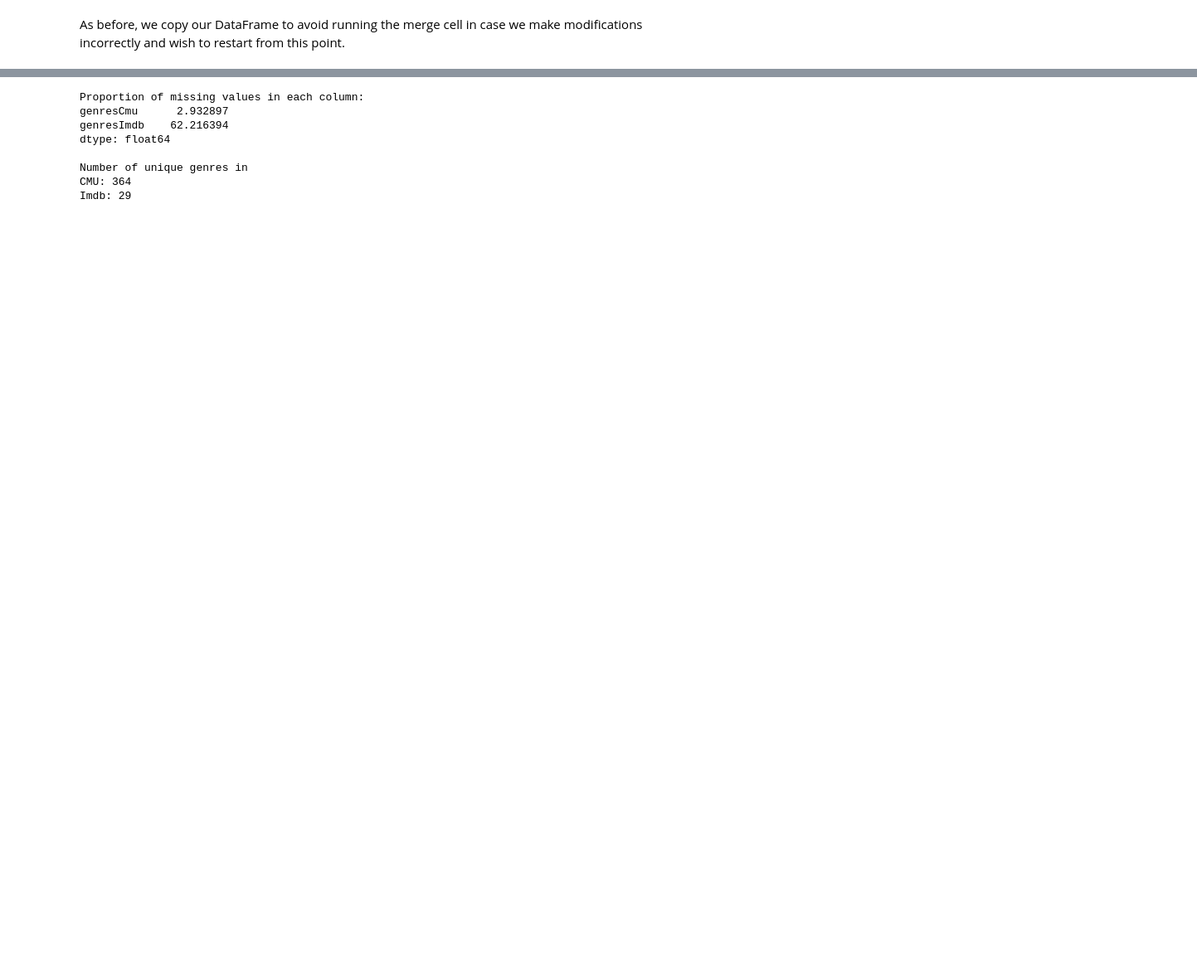
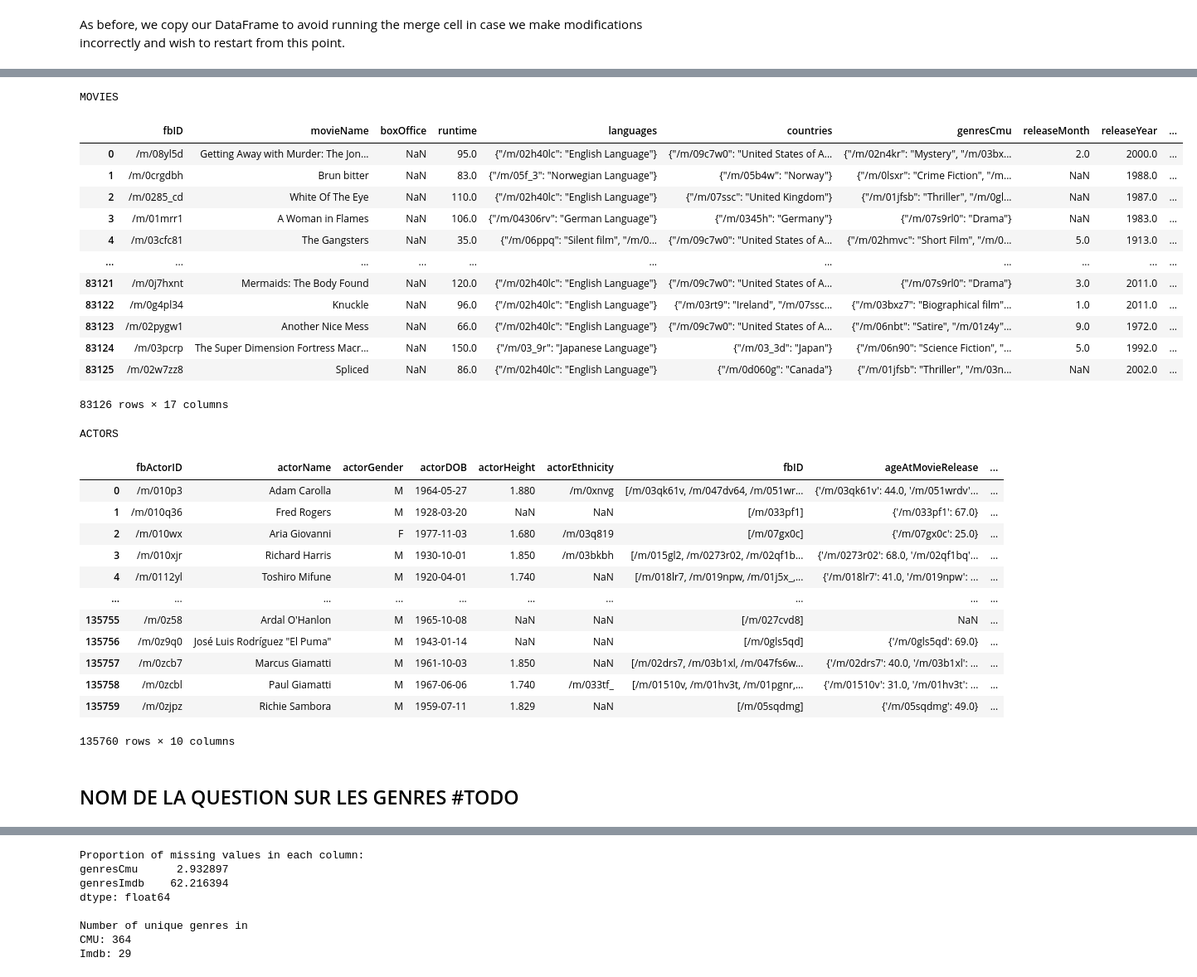
Before and after one commit to epfl-ada/ada-2023-project-lovelace, a Jupyter notebook: Code/project_milestone_2.ipynb, the cells around one changed output, grey strips where cells are left out. Shown: that part at 83% size. Saved outputs shown, nothing was run; the diff lists cells and outputs as text; code cells hidden in the pictures; blank space fills up the shorter version.

```diff
--- a/Code/project_milestone_2.ipynb
+++ b/Code/project_milestone_2.ipynb
@@ -188,0 +225,30 @@ movies = movies_merged.copy()
+# %%
+actors = characters[
+    [
+        "fbActorID",
+        "actorName",
+        "actorGender",
+        "actorDOB",
+        "actorHeight",
+        "actorEthnicity",
+        "fbID",
+        "ageAtMovieRelease",
+        "category",
+        "winner",
+    ]
+]
+
+actors = actors.sort_values(by=actors.columns.to_list(), ignore_index=True)
+actors = actors.dropna(subset="fbActorID")
+# %%
+actors = actors.groupby(
+    [
+        "fbActorID",
+        "actorName",
+        "actorGender",
+        "actorDOB",
+        "actorHeight",
+        "actorEthnicity",
+    ],
+    dropna=False
+).apply(actors_agg).reset_index() #ATTENTION TRES LONG #TODO remove cette remarque
@@ -189 +271,37 @@ movies = movies_merged.copy()
+# %%
+print("MOVIES")
+display(movies)
+print("ACTORS")
+display(actors)
+# %% [output]
+MOVIES
+|  | fbID | movieName | boxOffice | runtime | languages | countries | genresCmu | releaseMonth | releaseYear | ... |
+| 0 | /m/08yl5d | Getting Away with Murder: The Jon... | NaN | 95.0 | {"/m/02h40lc": "English Language"} | {"/m/09c7w0": "United States of A... | {"/m/02n4kr": "Mystery", "/m/03bx... | 2.0 | 2000.0 | ... |
+| 1 | /m/0crgdbh | Brun bitter | NaN | 83.0 | {"/m/05f_3": "Norwegian Language"} | {"/m/05b4w": "Norway"} | {"/m/0lsxr": "Crime Fiction", "/m... | NaN | 1988.0 | ... |
+| 2 | /m/0285_cd | White Of The Eye | NaN | 110.0 | {"/m/02h40lc": "English Language"} | {"/m/07ssc": "United Kingdom"} | {"/m/01jfsb": "Thriller", "/m/0gl... | NaN | 1987.0 | ... |
+| 3 | /m/01mrr1 | A Woman in Flames | NaN | 106.0 | {"/m/04306rv": "German Language"} | {"/m/0345h": "Germany"} | {"/m/07s9rl0": "Drama"} | NaN | 1983.0 | ... |
+| 4 | /m/03cfc81 | The Gangsters | NaN | 35.0 | {"/m/06ppq": "Silent film", "/m/0... | {"/m/09c7w0": "United States of A... | {"/m/02hmvc": "Short Film", "/m/0... | 5.0 | 1913.0 | ... |
+| ... | ... | ... | ... | ... | ... | ... | ... | ... | ... | ... |
+| 83121 | /m/0j7hxnt | Mermaids: The Body Found | NaN | 120.0 | {"/m/02h40lc": "English Language"} | {"/m/09c7w0": "United States of A... | {"/m/07s9rl0": "Drama"} | 3.0 | 2011.0 | ... |
+| 83122 | /m/0g4pl34 | Knuckle | NaN | 96.0 | {"/m/02h40lc": "English Language"} | {"/m/03rt9": "Ireland", "/m/07ssc... | {"/m/03bxz7": "Biographical film"... | 1.0 | 2011.0 | ... |
+| 83123 | /m/02pygw1 | Another Nice Mess | NaN | 66.0 | {"/m/02h40lc": "English Language"} | {"/m/09c7w0": "United States of A... | {"/m/06nbt": "Satire", "/m/01z4y"... | 9.0 | 1972.0 | ... |
+| 83124 | /m/03pcrp | The Super Dimension Fortress Macr... | NaN | 150.0 | {"/m/03_9r": "Japanese Language"} | {"/m/03_3d": "Japan"} | {"/m/06n90": "Science Fiction", "... | 5.0 | 1992.0 | ... |
+| 83125 | /m/02w7zz8 | Spliced | NaN | 86.0 | {"/m/02h40lc": "English Language"} | {"/m/0d060g": "Canada"} | {"/m/01jfsb": "Thriller", "/m/03n... | NaN | 2002.0 | ... |
+83126 rows × 17 columns
+ACTORS
+|  | fbActorID | actorName | actorGender | actorDOB | actorHeight | actorEthnicity | fbID | ageAtMovieRelease | ... |
+| 0 | /m/010p3 | Adam Carolla | M | 1964-05-27 | 1.880 | /m/0xnvg | [/m/03qk61v, /m/047dv64, /m/051wr... | {'/m/03qk61v': 44.0, '/m/051wrdv'... | ... |
+| 1 | /m/010q36 | Fred Rogers | M | 1928-03-20 | NaN | NaN | [/m/033pf1] | {'/m/033pf1': 67.0} | ... |
+| 2 | /m/010wx | Aria Giovanni | F | 1977-11-03 | 1.680 | /m/03q819 | [/m/07gx0c] | {'/m/07gx0c': 25.0} | ... |
+| 3 | /m/010xjr | Richard Harris | M | 1930-10-01 | 1.850 | /m/03bkbh | [/m/015gl2, /m/0273r02, /m/02qf1b... | {'/m/0273r02': 68.0, '/m/02qf1bq'... | ... |
+| 4 | /m/0112yl | Toshiro Mifune | M | 1920-04-01 | 1.740 | NaN | [/m/018lr7, /m/019npw, /m/01j5x_,... | {'/m/018lr7': 41.0, '/m/019npw': ... | ... |
+| ... | ... | ... | ... | ... | ... | ... | ... | ... | ... |
+| 135755 | /m/0z58 | Ardal O'Hanlon | M | 1965-10-08 | NaN | NaN | [/m/027cvd8] | NaN | ... |
+| 135756 | /m/0z9q0 | José Luis Rodríguez "El Puma" | M | 1943-01-14 | NaN | NaN | [/m/0gls5qd] | {'/m/0gls5qd': 69.0} | ... |
+| 135757 | /m/0zcb7 | Marcus Giamatti | M | 1961-10-03 | 1.850 | NaN | [/m/02drs7, /m/03b1xl, /m/047fs6w... | {'/m/02drs7': 40.0, '/m/03b1xl': ... | ... |
+| 135758 | /m/0zcbl | Paul Giamatti | M | 1967-06-06 | 1.740 | /m/033tf_ | [/m/01510v, /m/01hv3t, /m/01pgnr,... | {'/m/01510v': 31.0, '/m/01hv3t': ... | ... |
+| 135759 | /m/0zjpz | Richie Sambora | M | 1959-07-11 | 1.829 | NaN | [/m/05sqdmg] | {'/m/05sqdmg': 49.0} | ... |
+135760 rows × 10 columns
+# %% [markdown]
+## NOM DE LA QUESTION SUR LES GENRES #TODO
 # %% [markdown]
```
Also changed, not shown: parts of 37 cells of this notebook, 5 other files.
